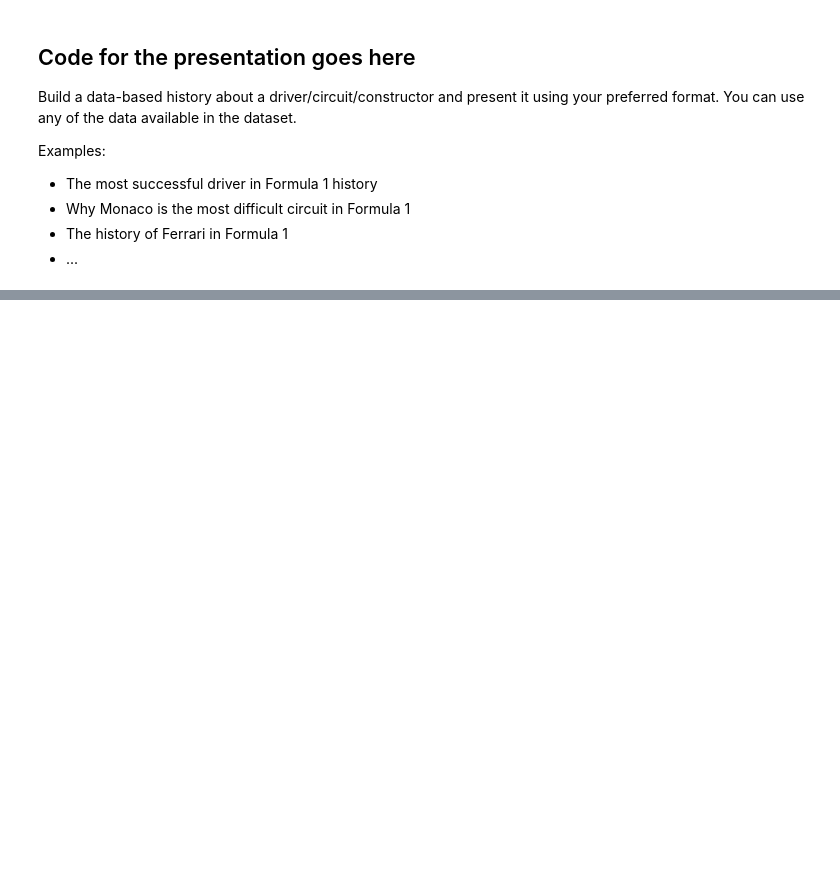
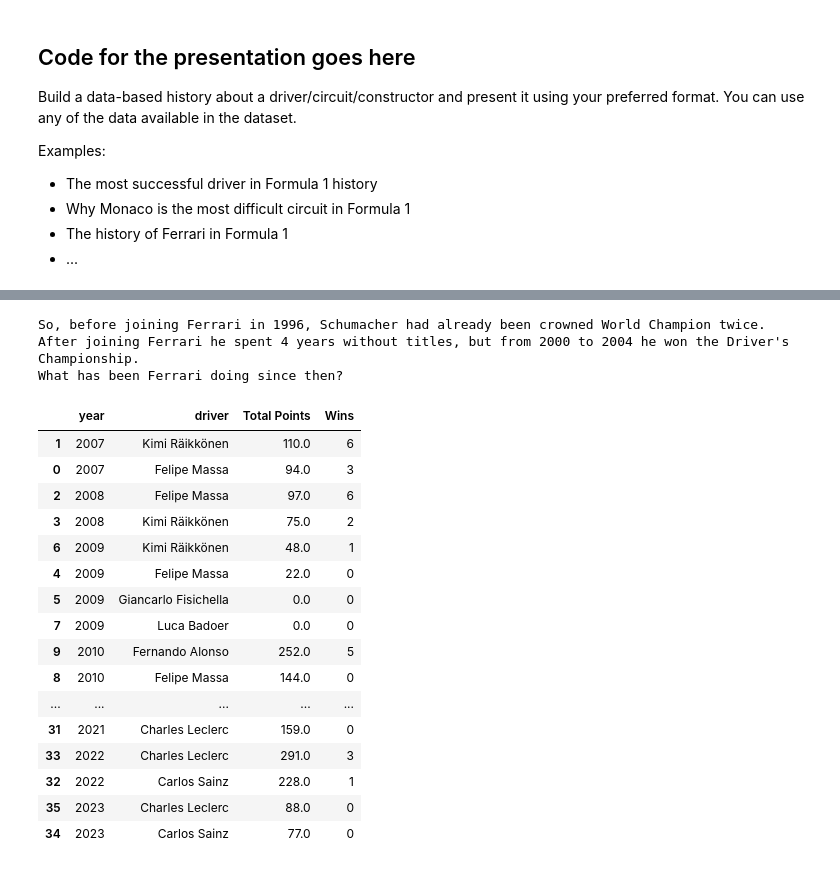
Before and after one commit to pablogalleg/python_assignment, a Jupyter notebook: group_assignment.ipynb, the cells around one changed output, grey strips where cells are left out. Drawn from its saved outputs; the diff is of its cells as text; code cells hidden in the pictures; blank space fills up the shorter version.

```diff
--- a/group_assignment.ipynb
+++ b/group_assignment.ipynb
@@ -644,0 +894,45 @@ Ellipsis
+# %%
+print("So, before joining Ferrari in 1996, Schumacher had already been crowned World Champion twice.\nAfter joining Ferrari he spent 4 years without titles, but from 2000 to 2004 he won the Driver's Championship.")
+print("What has been Ferrari doing since then? ")
+
+ferrari_data = df[
+    (df['constructor_name'] == 'Ferrari') &
+    (df['year'].between(2007, 2023))
+]
+
+
+ferrari_driver_summary = ferrari_data.groupby(['year', 'driver']).agg({
+    'points': 'sum',
+    'final_position': lambda x: (x == 1).sum()
+}).reset_index()
+
+
+ferrari_driver_summary.rename(columns={
+    'points': 'Total Points',
+    'final_position': 'Wins'
+}, inplace=True)
+
+ferrari_driver_summary = ferrari_driver_summary.sort_values(by=['year', 'Total Points'], ascending=[True, False])
+
+ferrari_driver_summary
+# %% [output]
+So, before joining Ferrari in 1996, Schumacher had already been crowned World Champion twice.
+After joining Ferrari he spent 4 years without titles, but from 2000 to 2004 he won the Driver's Championship.
+What has been Ferrari doing since then?
+|  | year | driver | Total Points | Wins |
+| 1 | 2007 | Kimi Räikkönen | 110.0 | 6 |
+| 0 | 2007 | Felipe Massa | 94.0 | 3 |
+| 2 | 2008 | Felipe Massa | 97.0 | 6 |
+| 3 | 2008 | Kimi Räikkönen | 75.0 | 2 |
+| 6 | 2009 | Kimi Räikkönen | 48.0 | 1 |
+| 4 | 2009 | Felipe Massa | 22.0 | 0 |
+| 5 | 2009 | Giancarlo Fisichella | 0.0 | 0 |
+| 7 | 2009 | Luca Badoer | 0.0 | 0 |
+| 9 | 2010 | Fernando Alonso | 252.0 | 5 |
+| 8 | 2010 | Felipe Massa | 144.0 | 0 |
+| ... | ... | ... | ... | ... |
+| 31 | 2021 | Charles Leclerc | 159.0 | 0 |
+| 33 | 2022 | Charles Leclerc | 291.0 | 3 |
+| 32 | 2022 | Carlos Sainz | 228.0 | 1 |
+| 35 | 2023 | Charles Leclerc | 88.0 | 0 |
+| 34 | 2023 | Carlos Sainz | 77.0 | 0 |
```
Also changed, not shown: parts of 14 cells of this notebook.
